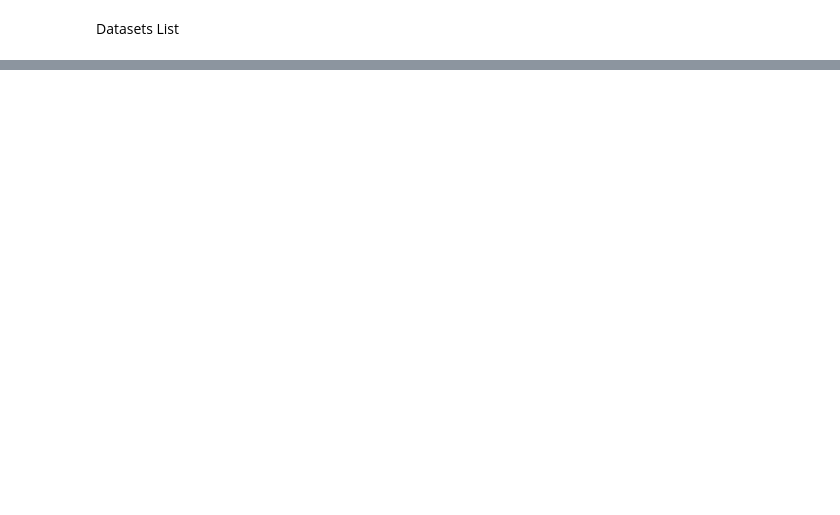
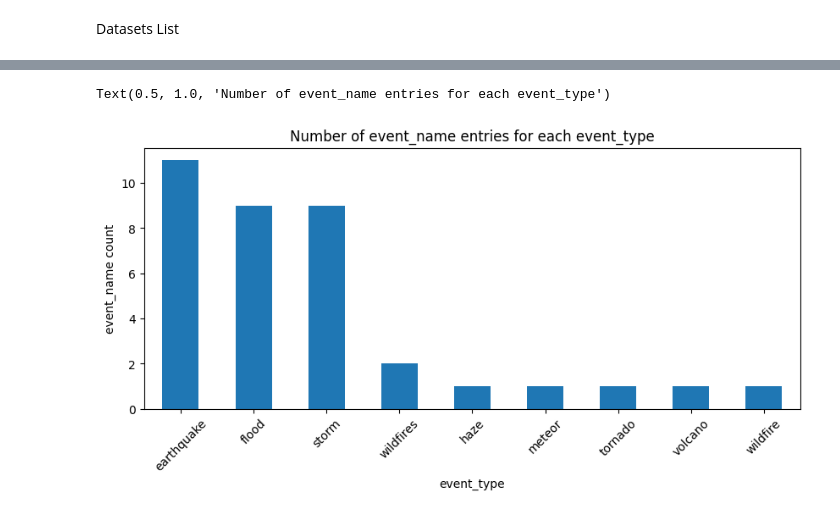
Before and after one commit to dhnhut/disaster-tweets, a Jupyter notebook: notebooks/1_datasets_Unification.ipynb, the cells around one changed output, grey strips where cells are left out. Cells and saved outputs as stored; diff of their text form; code cells hidden in the pictures; blank space fills up the shorter version.

```diff
--- a/notebooks/1_datasets_Unification.ipynb
+++ b/notebooks/1_datasets_Unification.ipynb
@@ -102,0 +104,14 @@ df['event_type'].value_counts().plot(kind='bar')
+# %%
+event_name_count_by_type = (
+    df.groupby('event_type')['event_name']
+      .nunique()
+      .sort_values(ascending=False)
+)
+
+ax = event_name_count_by_type.plot(kind='bar', figsize=(10, 4), rot=45)
+ax.set_xlabel('event_type')
+ax.set_ylabel('event_name count')
+ax.set_title('Number of event_name entries for each event_type')
+# %% [output]
+Text(0.5, 1.0, 'Number of event_name entries for each event_type')
+[figure, added]
```
Also changed, not shown: parts of 8 cells of this notebook, 11 other files.
